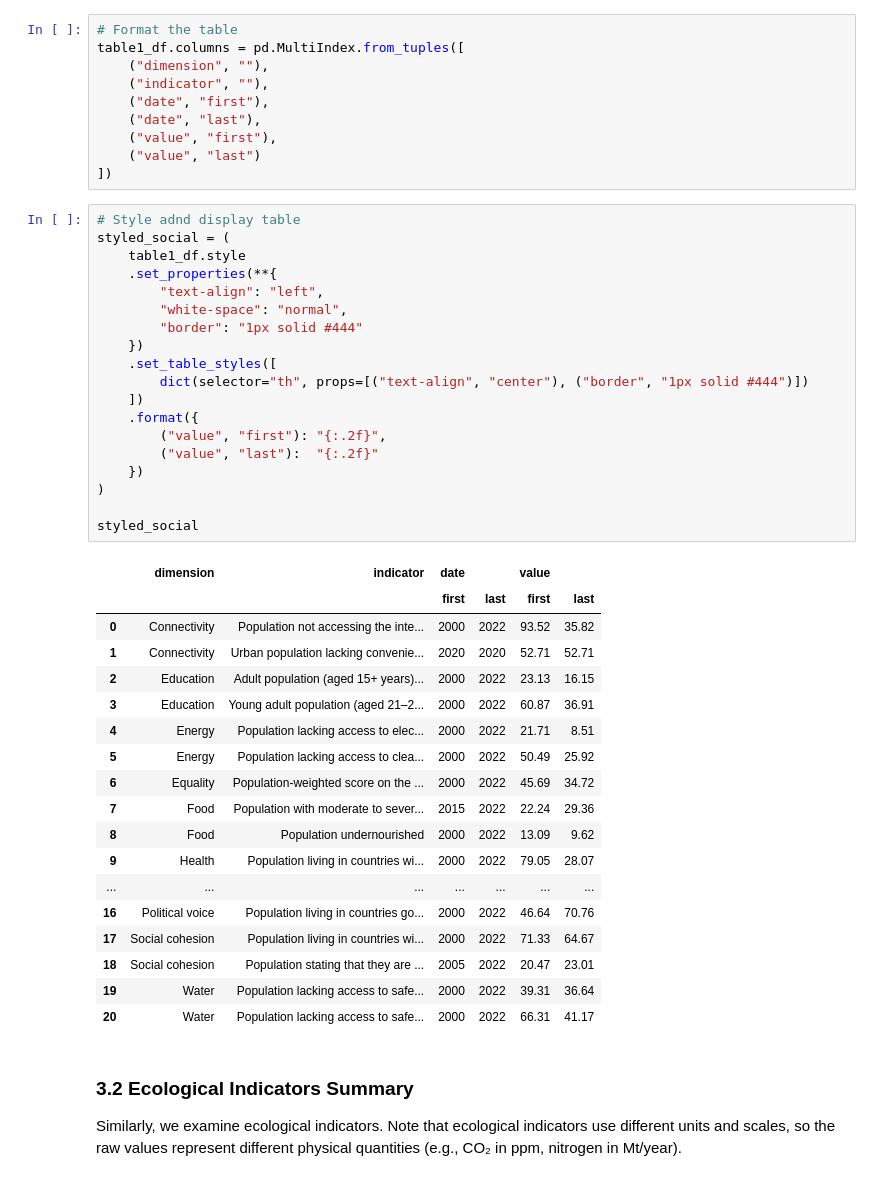
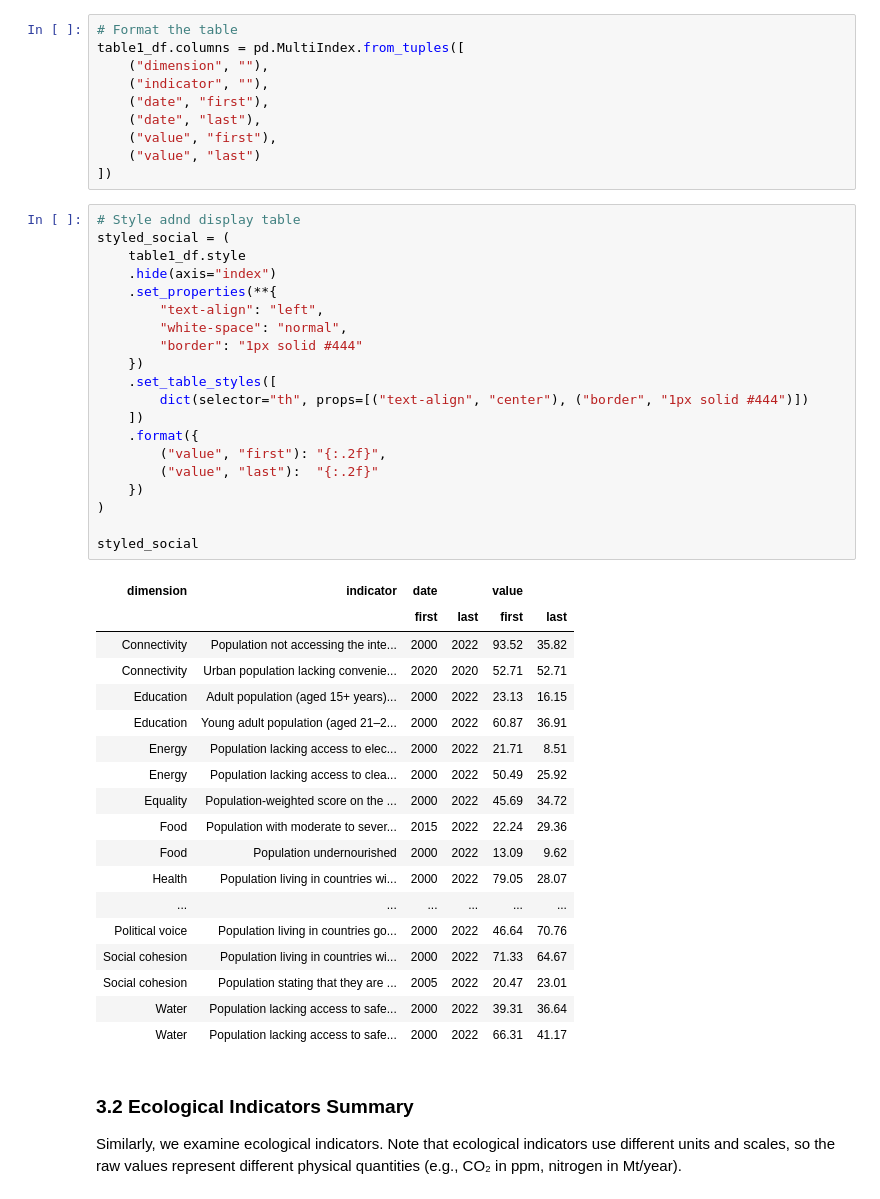
Before and after one commit to tasosger/machine_learning_aueb, a Jupyter notebook: ex1/dougnhut_analysis.ipynb, the cells around one changed output. Saved outputs shown, nothing was run; the diff lists cells and outputs as text.

```diff
--- a/ex1/dougnhut_analysis.ipynb
+++ b/ex1/dougnhut_analysis.ipynb
@@ -420,41 +420,42 @@ table1_df.columns = pd.MultiIndex.from_tuples([
 # %%
 # Style adnd display table
 styled_social = (
     table1_df.style
+    .hide(axis="index")
     .set_properties(**{
         "text-align": "left",
         "white-space": "normal",
         "border": "1px solid #444"
     })
     .set_table_styles([
         dict(selector="th", props=[("text-align", "center"), ("border", "1px solid #444")])
     ])
     .format({
         ("value", "first"): "{:.2f}",
         ("value", "last"):  "{:.2f}"
     })
 )
 
 styled_social
 # %% [output]
-|  | dimension | indicator | date |  | value |  |
-|  |  |  | first | last | first | last |
-| 0 | Connectivity | Population not accessing the inte... | 2000 | 2022 | 93.52 | 35.82 |
-| 1 | Connectivity | Urban population lacking convenie... | 2020 | 2020 | 52.71 | 52.71 |
-| 2 | Education | Adult population (aged 15+ years)... | 2000 | 2022 | 23.13 | 16.15 |
-| 3 | Education | Young adult population (aged 21–2... | 2000 | 2022 | 60.87 | 36.91 |
-| 4 | Energy | Population lacking access to elec... | 2000 | 2022 | 21.71 | 8.51 |
-| 5 | Energy | Population lacking access to clea... | 2000 | 2022 | 50.49 | 25.92 |
-| 6 | Equality | Population-weighted score on the ... | 2000 | 2022 | 45.69 | 34.72 |
-| 7 | Food | Population with moderate to sever... | 2015 | 2022 | 22.24 | 29.36 |
-| 8 | Food | Population undernourished | 2000 | 2022 | 13.09 | 9.62 |
-| 9 | Health | Population living in countries wi... | 2000 | 2022 | 79.05 | 28.07 |
-| ... | ... | ... | ... | ... | ... | ... |
-| 16 | Political voice | Population living in countries go... | 2000 | 2022 | 46.64 | 70.76 |
-| 17 | Social cohesion | Population living in countries wi... | 2000 | 2022 | 71.33 | 64.67 |
-| 18 | Social cohesion | Population stating that they are ... | 2005 | 2022 | 20.47 | 23.01 |
-| 19 | Water | Population lacking access to safe... | 2000 | 2022 | 39.31 | 36.64 |
-| 20 | Water | Population lacking access to safe... | 2000 | 2022 | 66.31 | 41.17 |
+| dimension | indicator | date |  | value |  |
+|  |  | first | last | first | last |
+| Connectivity | Population not accessing the inte... | 2000 | 2022 | 93.52 | 35.82 |
+| Connectivity | Urban population lacking convenie... | 2020 | 2020 | 52.71 | 52.71 |
+| Education | Adult population (aged 15+ years)... | 2000 | 2022 | 23.13 | 16.15 |
+| Education | Young adult population (aged 21–2... | 2000 | 2022 | 60.87 | 36.91 |
+| Energy | Population lacking access to elec... | 2000 | 2022 | 21.71 | 8.51 |
+| Energy | Population lacking access to clea... | 2000 | 2022 | 50.49 | 25.92 |
+| Equality | Population-weighted score on the ... | 2000 | 2022 | 45.69 | 34.72 |
+| Food | Population with moderate to sever... | 2015 | 2022 | 22.24 | 29.36 |
+| Food | Population undernourished | 2000 | 2022 | 13.09 | 9.62 |
+| Health | Population living in countries wi... | 2000 | 2022 | 79.05 | 28.07 |
+| ... | ... | ... | ... | ... | ... |
+| Political voice | Population living in countries go... | 2000 | 2022 | 46.64 | 70.76 |
+| Social cohesion | Population living in countries wi... | 2000 | 2022 | 71.33 | 64.67 |
+| Social cohesion | Population stating that they are ... | 2005 | 2022 | 20.47 | 23.01 |
+| Water | Population lacking access to safe... | 2000 | 2022 | 39.31 | 36.64 |
+| Water | Population lacking access to safe... | 2000 | 2022 | 66.31 | 41.17 |
 # %% [markdown]
 ### 3.2 Ecological Indicators Summary
 
```
Also changed, not shown: parts of 2 cells of this notebook, 1 other file.
